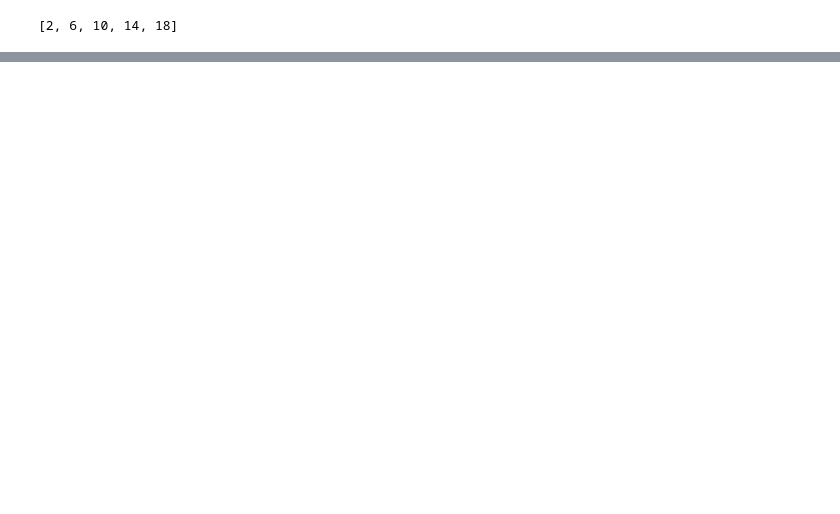
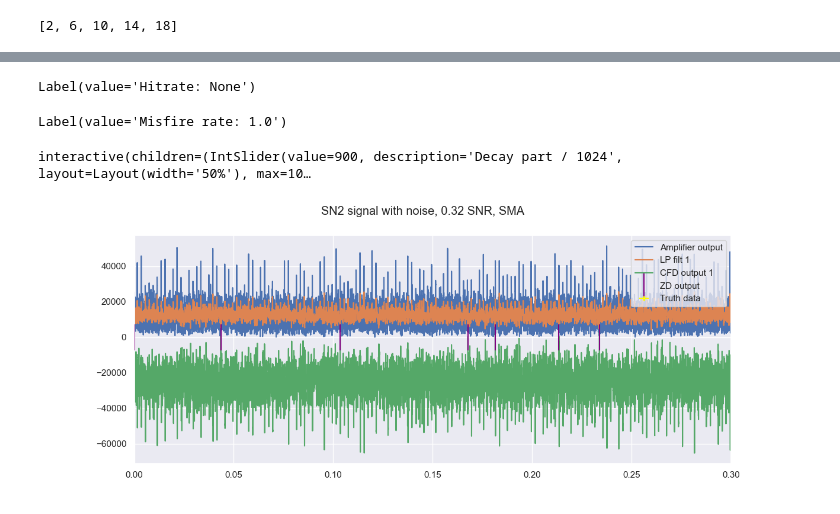
Before and after one commit to roysiu-gh/qtnm-trigger-cfd, a Jupyter notebook: analysis/visualisation.ipynb, the cells around one changed output, grey strips where cells are left out. Saved outputs shown, nothing was run; the diff lists cells and outputs as text; code cells hidden in the pictures; blank space fills up the shorter version.

```diff
--- a/analysis/visualisation.ipynb
+++ b/analysis/visualisation.ipynb
@@ -165,0 +192,14 @@ image4.show()
+# %%
+image4_2 = InteractiveTrigger(
+        *data["SN2"],
+        title = "SN2 signal with noise, 0.32 SNR, SMA",
+        filter = sma_convolve_extracted,
+        # tolerance = 300e-6,
+        slice_end = 300_000,
+    )
+image4_2.show()
+# %% [output]
+Label(value='Hitrate: None')
+Label(value='Misfire rate: 1.0')
+interactive(children=(IntSlider(value=900, description='Decay part / 1024', layout=Layout(width='50%'), max=10…
+[figure, added]
```
Also changed, not shown: parts of 10 cells of this notebook, 2 other files.
